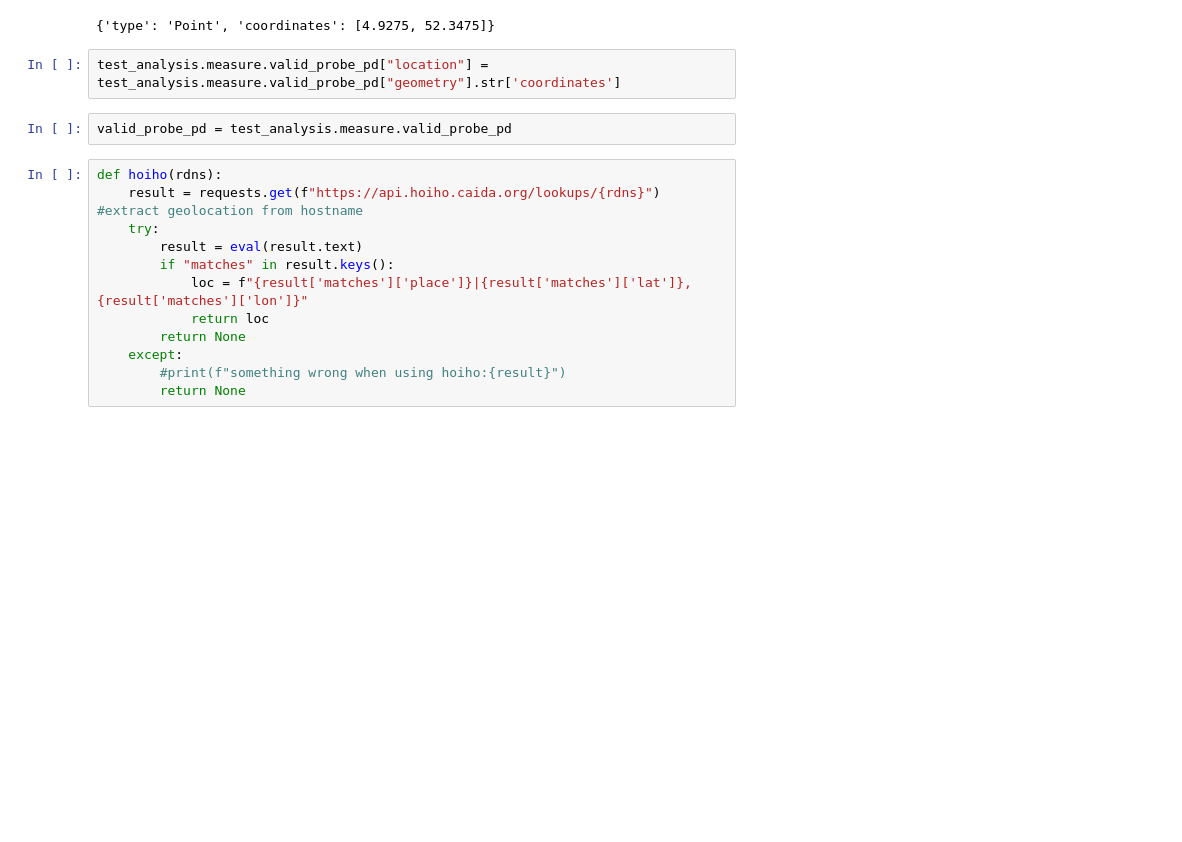
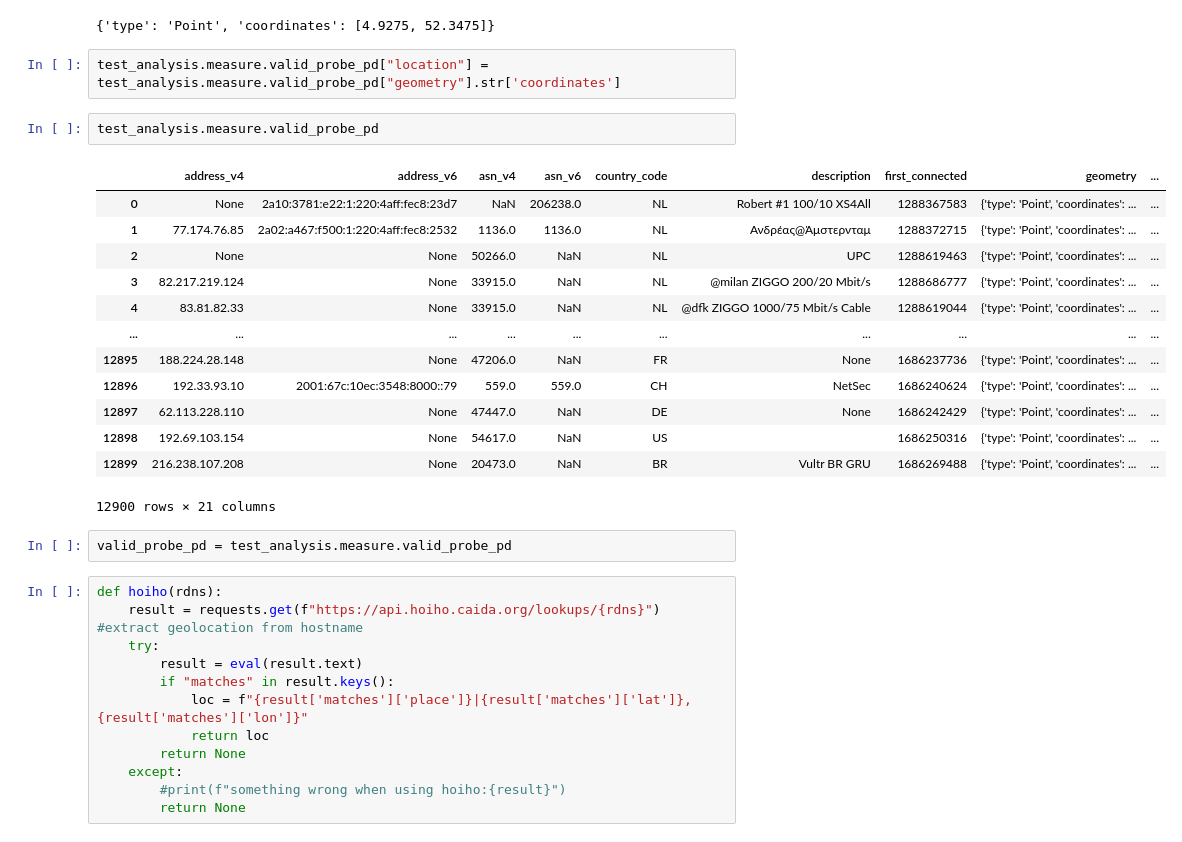
Before and after one commit to njuzmy/anytool, a Jupyter notebook: src/measurement.ipynb, the cells around one changed output. Cells and saved outputs as stored; diff of their text form; blank space fills up the shorter version.

```diff
--- a/src/measurement.ipynb
+++ b/src/measurement.ipynb
@@ -112,6 +112,22 @@ test_analysis.measure.valid_probe_pd["geometry"].loc[0]
 {'type': 'Point', 'coordinates': [4.9275, 52.3475]}
 # %%
 test_analysis.measure.valid_probe_pd["location"] = test_analysis.measure.valid_probe_pd["geometry"].str['coordinates']
+# %%
+test_analysis.measure.valid_probe_pd
+# %% [output]
+|  | address_v4 | address_v6 | asn_v4 | asn_v6 | country_code | description | first_connected | geometry | ... |
+| 0 | None | 2a10:3781:e22:1:220:4aff:fec8:23d7 | NaN | 206238.0 | NL | Robert #1 100/10 XS4All | 1288367583 | {'type': 'Point', 'coordinates': ... | ... |
+| 1 | 77.174.76.85 | 2a02:a467:f500:1:220:4aff:fec8:2532 | 1136.0 | 1136.0 | NL | Ανδρέας@Άμστερνταμ | 1288372715 | {'type': 'Point', 'coordinates': ... | ... |
+| 2 | None | None | 50266.0 | NaN | NL | UPC | 1288619463 | {'type': 'Point', 'coordinates': ... | ... |
+| 3 | 82.217.219.124 | None | 33915.0 | NaN | NL | @milan ZIGGO 200/20 Mbit/s | 1288686777 | {'type': 'Point', 'coordinates': ... | ... |
+| 4 | 83.81.82.33 | None | 33915.0 | NaN | NL | @dfk ZIGGO 1000/75 Mbit/s Cable | 1288619044 | {'type': 'Point', 'coordinates': ... | ... |
+| ... | ... | ... | ... | ... | ... | ... | ... | ... | ... |
+| 12895 | 188.224.28.148 | None | 47206.0 | NaN | FR | None | 1686237736 | {'type': 'Point', 'coordinates': ... | ... |
+| 12896 | 192.33.93.10 | 2001:67c:10ec:3548:8000::79 | 559.0 | 559.0 | CH | NetSec | 1686240624 | {'type': 'Point', 'coordinates': ... | ... |
+| 12897 | 62.113.228.110 | None | 47447.0 | NaN | DE | None | 1686242429 | {'type': 'Point', 'coordinates': ... | ... |
+| 12898 | 192.69.103.154 | None | 54617.0 | NaN | US |  | 1686250316 | {'type': 'Point', 'coordinates': ... | ... |
+| 12899 | 216.238.107.208 | None | 20473.0 | NaN | BR | Vultr BR GRU | 1686269488 | {'type': 'Point', 'coordinates': ... | ... |
+12900 rows × 21 columns
 # %%
 valid_probe_pd = test_analysis.measure.valid_probe_pd
 # %%
```
Also changed, not shown: parts of 30 cells of this notebook, 6 other files.
